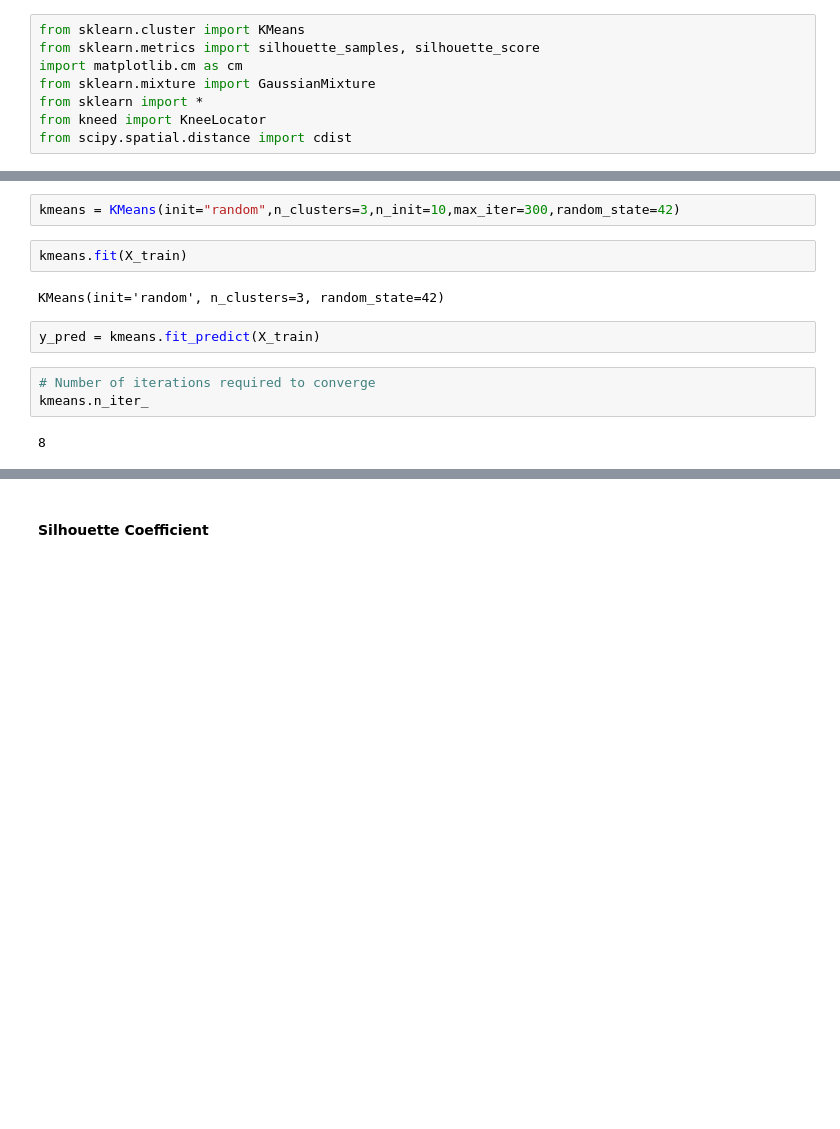
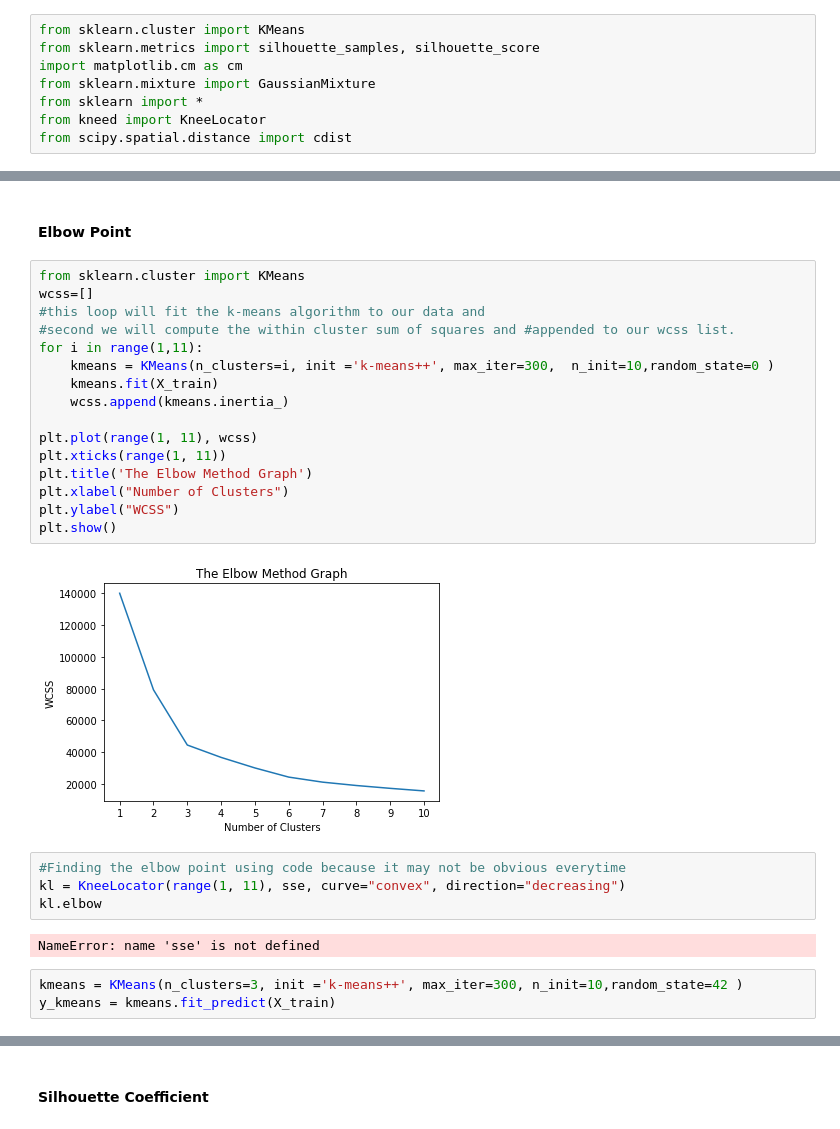
Before and after one commit to Gowresh-HW/DMLL-F21DL, a Jupyter notebook: Portfolio_Group3.ipynb, the cells around one changed output, grey strips where cells are left out. Drawn from its saved outputs; the diff is of its cells as text; blank space fills up the shorter version.

```diff
--- a/Portfolio_Group3.ipynb
+++ b/Portfolio_Group3.ipynb
@@ -1712,13 +1796,29 @@ plt.show()
+# %% [markdown]
+#### Elbow Point
+# %%
+from sklearn.cluster import KMeans
+wcss=[]
+#this loop will fit the k-means algorithm to our data and
+#second we will compute the within cluster sum of squares and #appended to our wcss list.
+for i in range(1,11):
+    kmeans = KMeans(n_clusters=i, init ='k-means++', max_iter=300,  n_init=10,random_state=0 )
+    kmeans.fit(X_train)
+    wcss.append(kmeans.inertia_)
+
+plt.plot(range(1, 11), wcss)
+plt.xticks(range(1, 11))
+plt.title('The Elbow Method Graph')
+plt.xlabel("Number of Clusters")
+plt.ylabel("WCSS")
+plt.show()
+# %% [output]
+[figure, added]
+# %%
+#Finding the elbow point using code because it may not be obvious everytime
+kl = KneeLocator(range(1, 11), sse, curve="convex", direction="decreasing")
+kl.elbow
+# %% [output]
+NameError: name 'sse' is not defined
 # %%
-kmeans = KMeans(init="random",n_clusters=3,n_init=10,max_iter=300,random_state=42)
+kmeans = KMeans(n_clusters=3, init ='k-means++', max_iter=300, n_init=10,random_state=42 )
+y_kmeans = kmeans.fit_predict(X_train)
-# %%
-kmeans.fit(X_train)
-# %% [output]
-KMeans(init='random', n_clusters=3, random_state=42)
-# %%
-y_pred = kmeans.fit_predict(X_train)
-# %%
-# Number of iterations required to converge
-kmeans.n_iter_
-# %% [output]
-8
```
Also changed, not shown: parts of 51 cells of this notebook.
